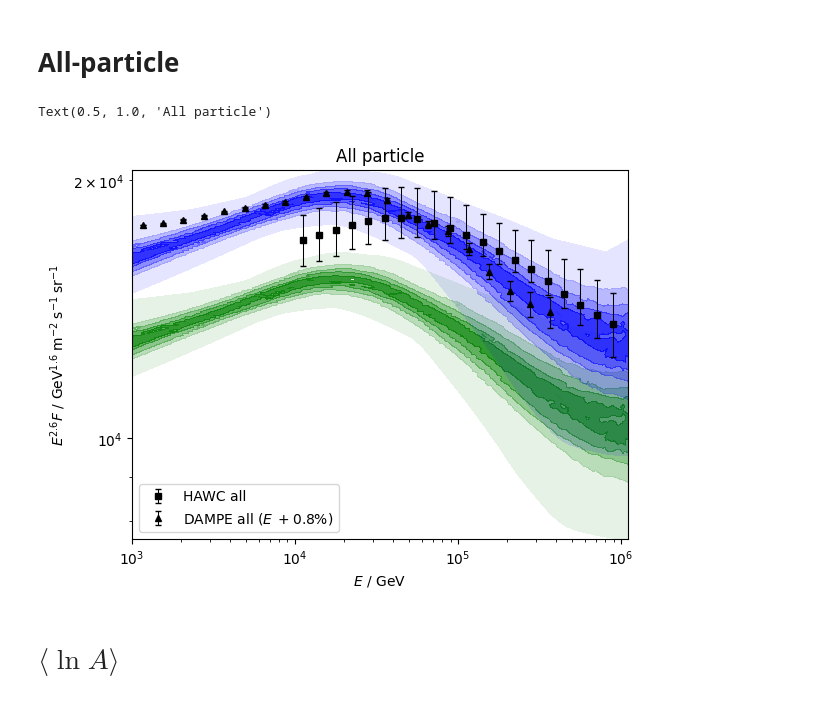
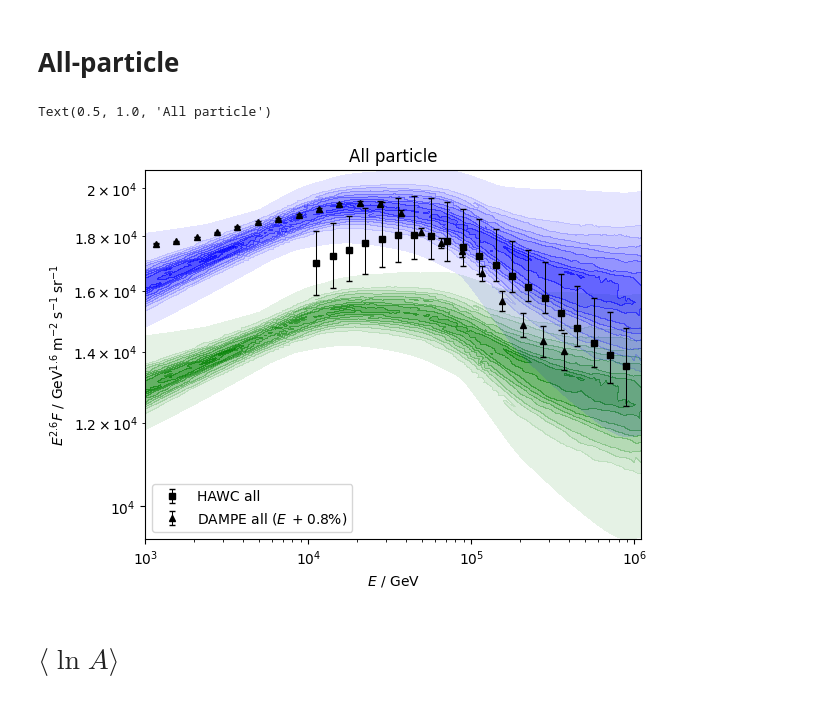
Before and after one commit to nj-vs-vh/EVA, a Jupyter notebook: observables.ipynb, the cells around one changed output. Drawn from its saved outputs; the diff is of its cells as text; code cells hidden in the pictures.

```diff
--- a/observables.ipynb
+++ b/observables.ipynb
@@ -44,6 +44,9 @@ for exp in exps:
         )
     )
 # %%
+from cr_knee_fit.plotting import plot_ghostly_lines
+
+
 fig, ax = plt.subplots()
 
 
@@ -79,8 +82,28 @@ for observable, label, color in (
         observable=observable,
         theta_sample=theta_sample,
         model_config=fc.model,
-        label=label,
     )
+
+    # plot_ghostly_lines(
+    #     ax,
+    #     scale=0,
+    #     bounds=R_BOUNDS,
+    #     observable=observable,
+    #     theta_sample=theta_sample,
+    #     model_config=fc.model,
+    #     n_samples=300,
+    #     color="red",
+    # )
+    # plot_credible_band(
+    #     ax,
+    #     scale=0,
+    #     bounds=R_BOUNDS,
+    #     observable=observable,
+    #     theta_sample=theta_sample,
+    #     model_config=fc.model,
+    #     color="red"
+    # )
+
 ax.set_xlabel("$ R $ / $ \\text{GV} $")
 ax.set_xscale("log")
 ax.set_ylabel("H / He")
@@ -148,46 +171,42 @@ ax.legend()
 # All-particle
 # %%
 from matplotlib import colors
+
+from cr_knee_fit.plotting import tricontourf_kwargs_transparent_colors
 
 
 fig, ax = plt.subplots()
 scale = 2.6
 
 for exp, max_energy in ((experiments.hawc, None), (experiments.dampe, 6e5)):
     d = CRSpectrumData.load_all_particle(exp, max_energy=max_energy)
     f = median_model.energy_shifts.f(exp)
     d.with_shifted_energy_scale(f).plot(scale, ax=ax)
 
 for factor, label, color in (
     (1.0, "Primary sum", "green"),
     (1.25, "Primary sum $\\times 1.25$", "blue"),
 ):
     levels = 5
     plot_posterior_contours(
         ax,
         scale=scale,
         bounds=(1e3, 1.1e6),
         observable=lambda model, E: (
             np.array(sum(model.cr_model.compute(E, primary=p) for p in Primary.all())) * factor
         ),
         theta_sample=theta_sample,
         model_config=fc.model,
-        tricontourf_kwargs={
-            "levels": levels,
-            "colors": [
-                colors.to_rgba(color, alpha=alpha) for alpha in np.linspace(0.1, 0.8, levels)
-            ],
-            "cmap": None,
-        },
+        tricontourf_kwargs=tricontourf_kwargs_transparent_colors(color=color, levels=12),
     )
 label_energy_flux(ax, scale=scale)
 ax.set_xscale("log")
 ax.set_yscale("log")
 ax.legend()
 ax.set_title("All particle")
 # %% [output]
 Text(0.5, 1.0, 'All particle')
-[figure, old version]
+[figure, new version]
 # %% [markdown]
 # $\langle \ln A \rangle$
 # %%
```
Also changed, not shown: parts of 3 cells of this notebook, 1 other file.
